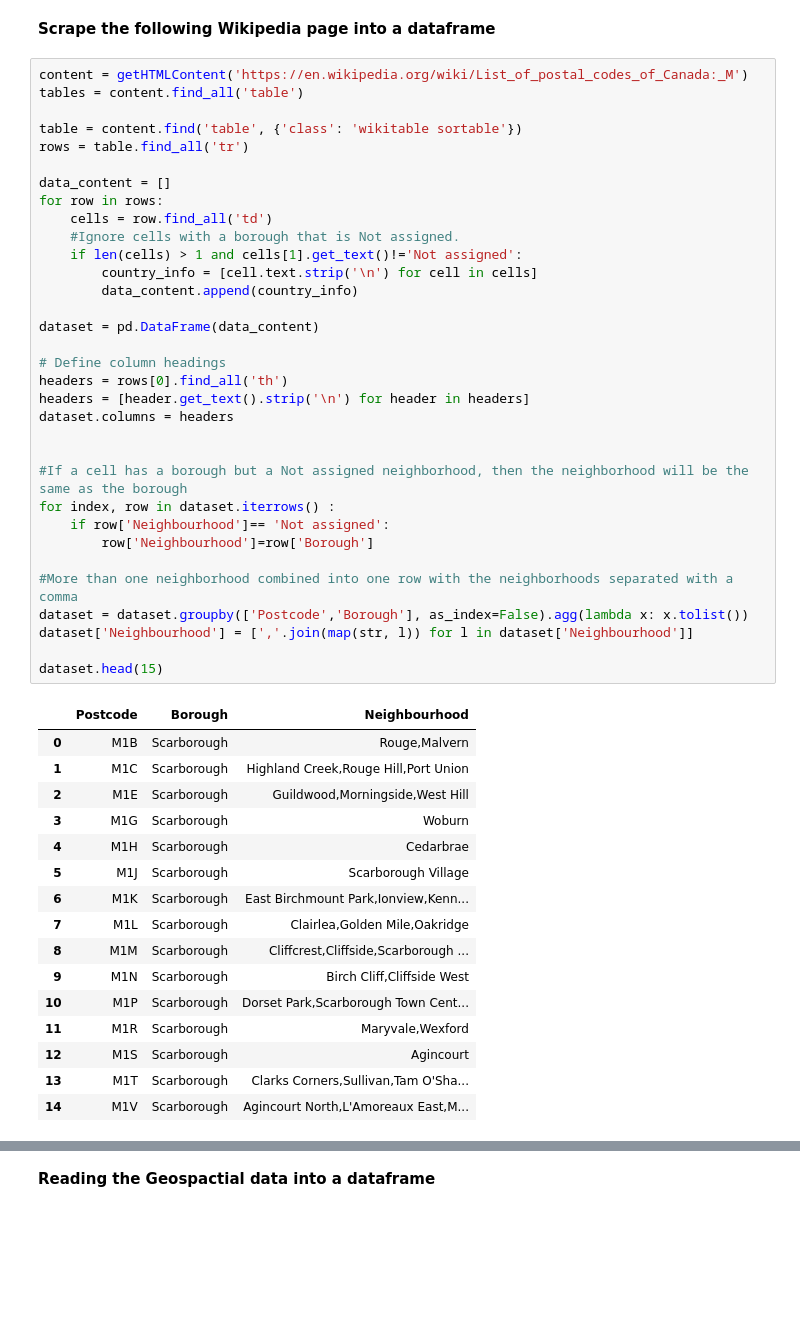
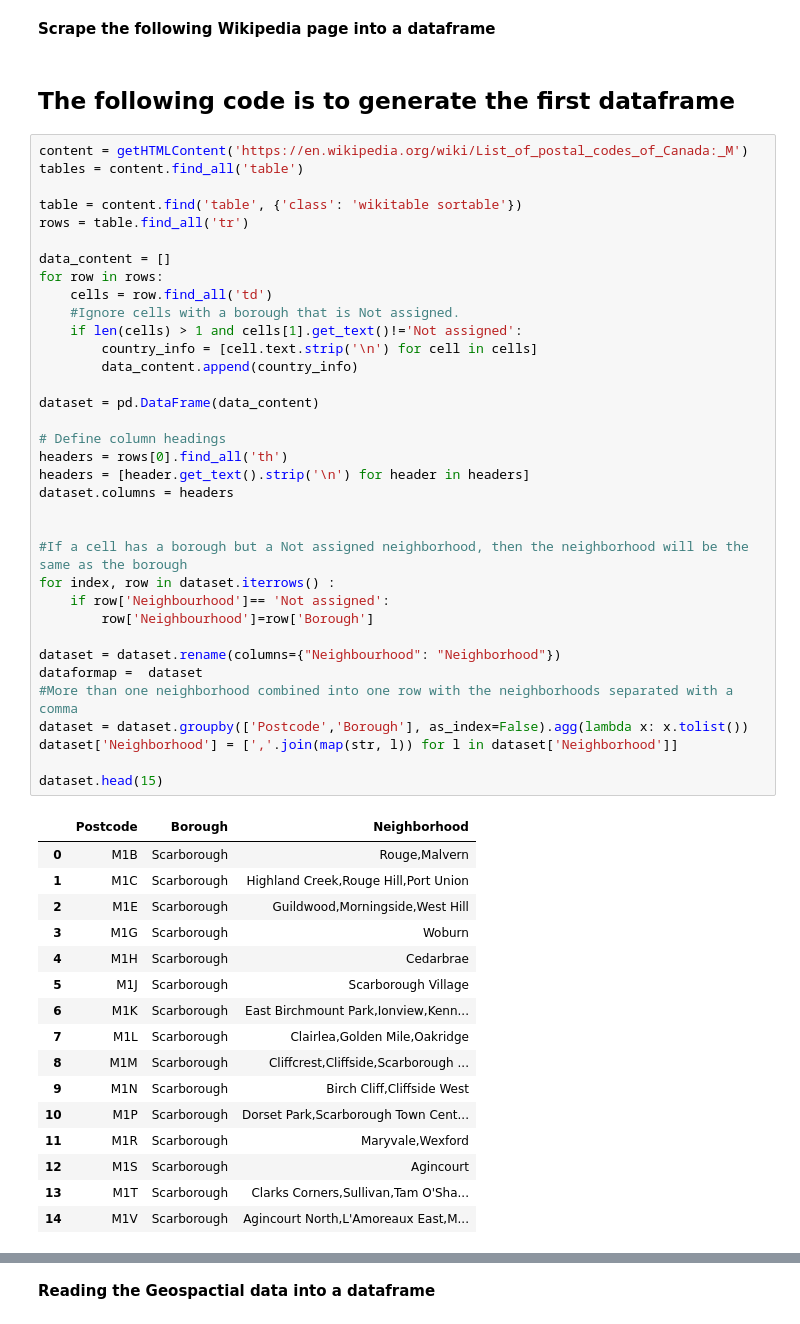
Before and after one commit to mpbhandarkar/Capstone-project, a Jupyter notebook: Assignment_Week3.ipynb, the cells around one changed output, grey strips where cells are left out. Cells and saved outputs as stored; diff of their text form; blank space fills up the shorter version.

```diff
--- a/Assignment_Week3.ipynb
+++ b/Assignment_Week3.ipynb
@@ -30,41 +33,45 @@ def getHTMLContent(link):
     return soup
 # %% [markdown]
 **Scrape the following Wikipedia page into a dataframe**
+# %% [markdown]
+## **The following code is to generate the first dataframe**
 # %%
 content = getHTMLContent('https://en.wikipedia.org/wiki/List_of_postal_codes_of_Canada:_M')
 tables = content.find_all('table')
 
 table = content.find('table', {'class': 'wikitable sortable'})
 rows = table.find_all('tr')
 
 data_content = []
 for row in rows:
     cells = row.find_all('td')
     #Ignore cells with a borough that is Not assigned.
     if len(cells) > 1 and cells[1].get_text()!='Not assigned':
         country_info = [cell.text.strip('\n') for cell in cells]
         data_content.append(country_info)
 
 dataset = pd.DataFrame(data_content)
 
 # Define column headings
 headers = rows[0].find_all('th')
 headers = [header.get_text().strip('\n') for header in headers]
 dataset.columns = headers
 
 
 #If a cell has a borough but a Not assigned neighborhood, then the neighborhood will be the same as the borough
 for index, row in dataset.iterrows() :
     if row['Neighbourhood']== 'Not assigned':
         row['Neighbourhood']=row['Borough']
 
+dataset = dataset.rename(columns={"Neighbourhood": "Neighborhood"})
+dataformap =  dataset
 #More than one neighborhood combined into one row with the neighborhoods separated with a comma
 dataset = dataset.groupby(['Postcode','Borough'], as_index=False).agg(lambda x: x.tolist())
-dataset['Neighbourhood'] = [','.join(map(str, l)) for l in dataset['Neighbourhood']]
+dataset['Neighborhood'] = [','.join(map(str, l)) for l in dataset['Neighborhood']]
 
 dataset.head(15)
 # %% [output]
-|  | Postcode | Borough | Neighbourhood |
+|  | Postcode | Borough | Neighborhood |
 | 0 | M1B | Scarborough | Rouge,Malvern |
 | 1 | M1C | Scarborough | Highland Creek,Rouge Hill,Port Union |
 | 2 | M1E | Scarborough | Guildwood,Morningside,West Hill |
```
Also changed, not shown: parts of 42 cells of this notebook.
